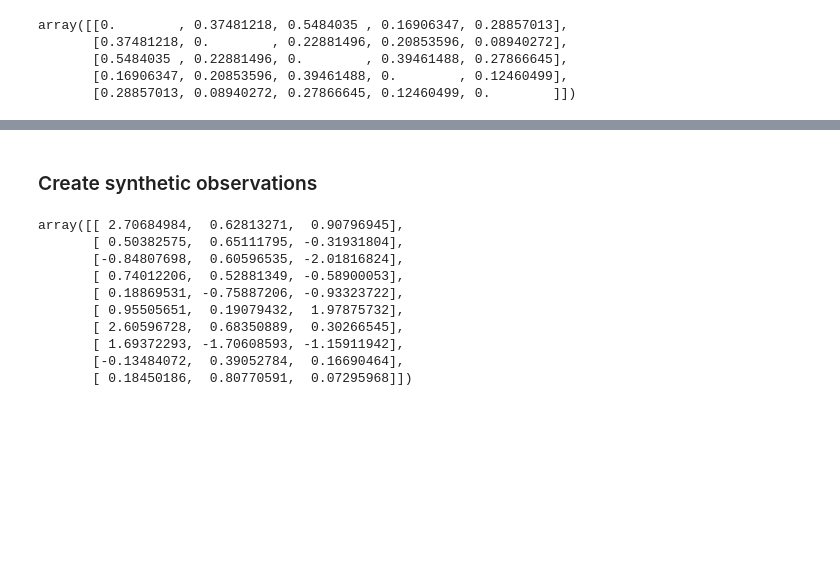
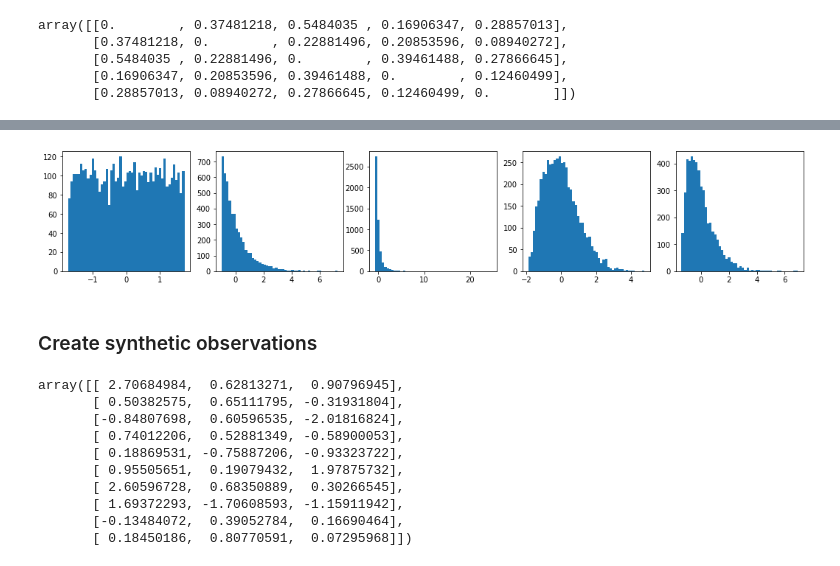
Before and after one commit to NilsSturma/multi-domain-crl, a Jupyter notebook: synthetic-data.ipynb, the cells around one changed output, grey strips where cells are left out. Cells and saved outputs as stored; diff of their text form; code cells hidden in the pictures; blank space fills up the shorter version.

```diff
--- a/synthetic-data.ipynb
+++ b/synthetic-data.ipynb
@@ -56,3 +38,12 @@ for i in range(len(rvs)):
+# %%
+fig, ax = plt.subplots(1, 5, figsize=(18,3))
+
+for j in range(5):
+        ax[j].hist(eps[:,j], bins=50)
+
+plt.show()
+# %% [output]
+[figure, added]
 # %% [markdown]
 ### Create synthetic observations
 # %%
```
Also changed, not shown: parts of 24 cells of this notebook.
